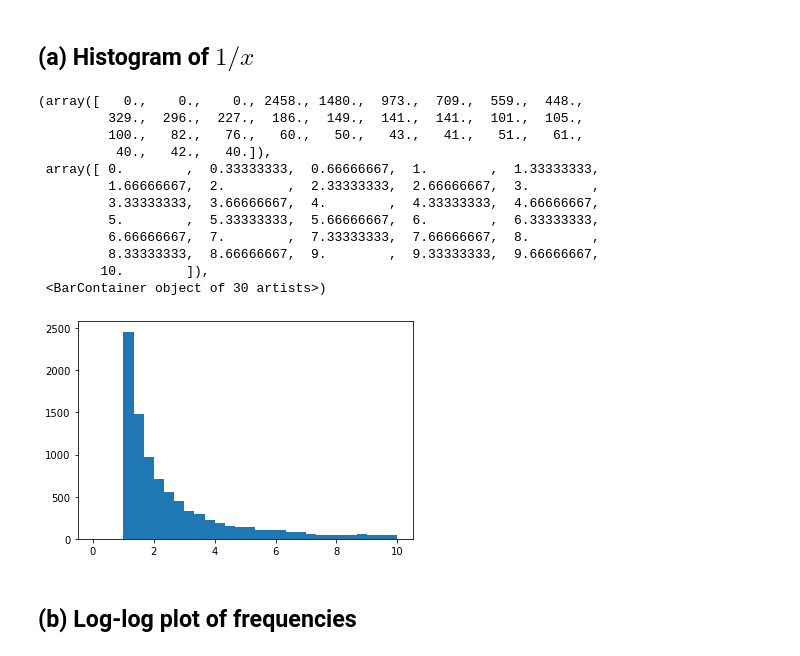
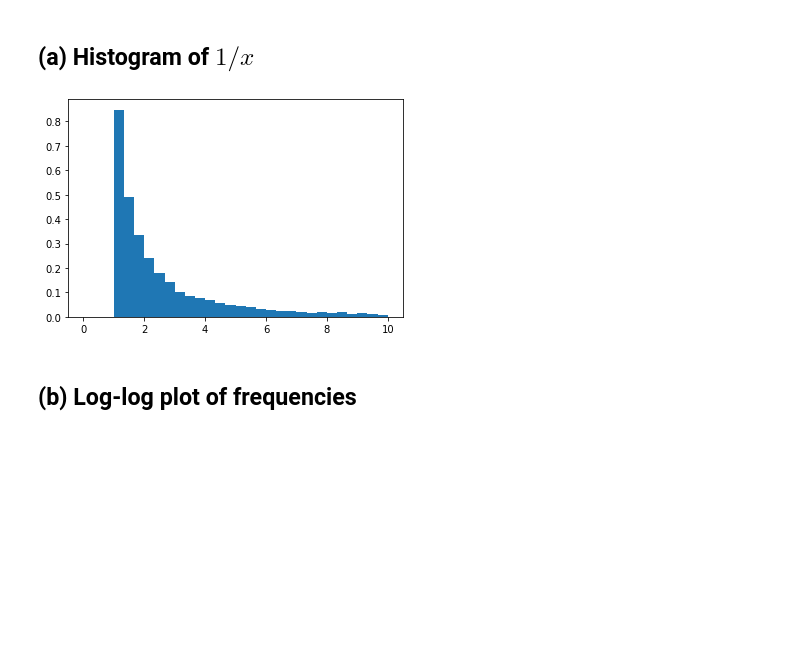
Before and after one commit to mkuchle16/biophysics, a Jupyter notebook: week-05/problem-5.7.ipynb, the cells around one changed output. Drawn from its saved outputs; the diff is of its cells as text; code cells hidden in the pictures; blank space fills up the shorter version.

```diff
--- a/week-05/problem-5.7.ipynb
+++ b/week-05/problem-5.7.ipynb
@@ -15,21 +15,9 @@ rand = rng.random
 # %%
 x = np.random.uniform(0,1,10000)
 inv_x = 1/x
-plt.hist(inv_x, bins = 30,range = (0,10))
+count, bins, ignored = plt.hist(inv_x,30, density = True, range = (0,10))
 # %% [output]
-(array([   0.,    0.,    0., 2458., 1480.,  973.,  709.,  559.,  448.,
-         329.,  296.,  227.,  186.,  149.,  141.,  141.,  101.,  105.,
-         100.,   82.,   76.,   60.,   50.,   43.,   41.,   51.,   61.,
-          40.,   42.,   40.]),
- array([ 0.        ,  0.33333333,  0.66666667,  1.        ,  1.33333333,
-         1.66666667,  2.        ,  2.33333333,  2.66666667,  3.        ,
-         3.33333333,  3.66666667,  4.        ,  4.33333333,  4.66666667,
-         5.        ,  5.33333333,  5.66666667,  6.        ,  6.33333333,
-         6.66666667,  7.        ,  7.33333333,  7.66666667,  8.        ,
-         8.33333333,  8.66666667,  9.        ,  9.33333333,  9.66666667,
-        10.        ]),
- <BarContainer object of 30 artists>)
-[figure, old version]
+[figure, new version]
 # %% [markdown]
 ## (b) Log-log plot of frequencies
 # %%
```
Also changed, not shown: parts of 5 cells of this notebook, 2 other files.
